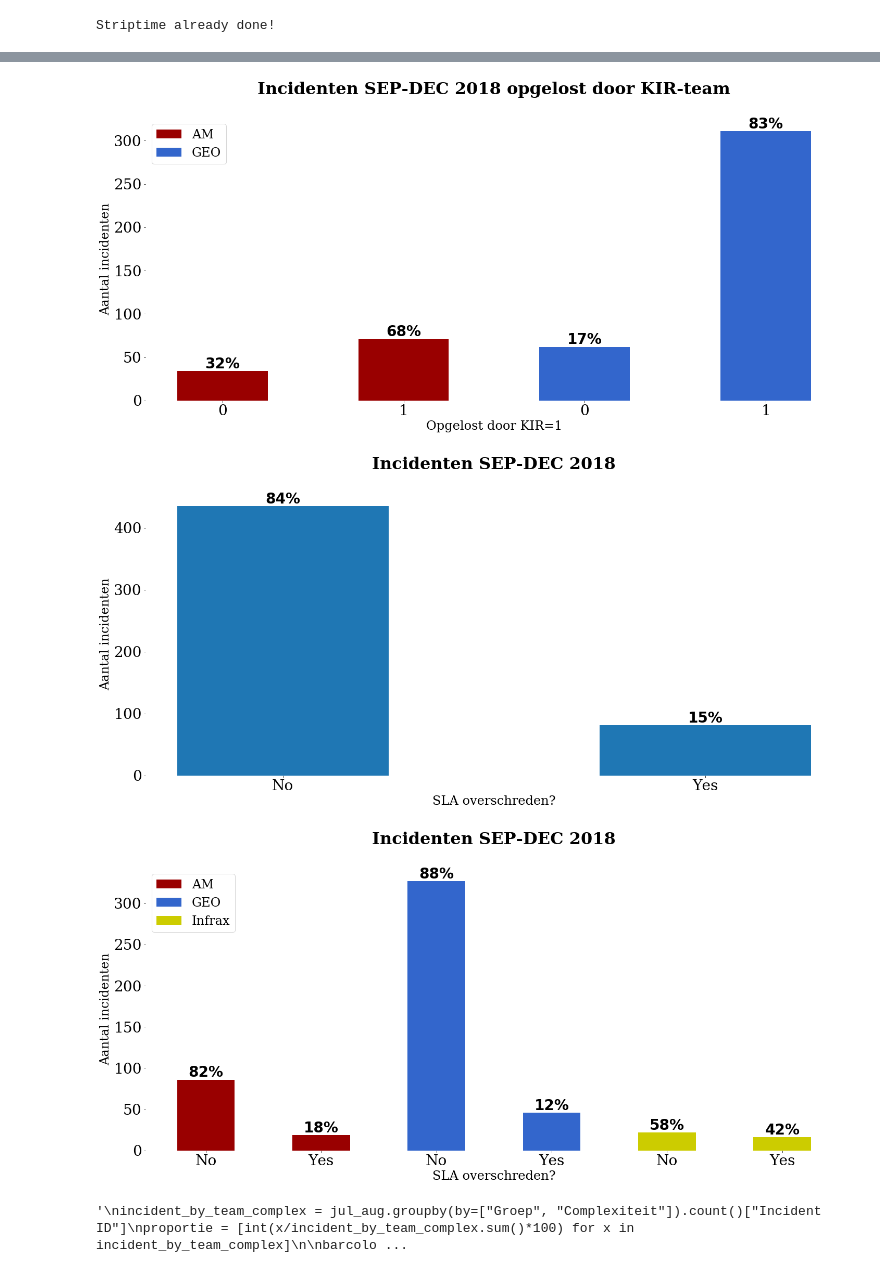
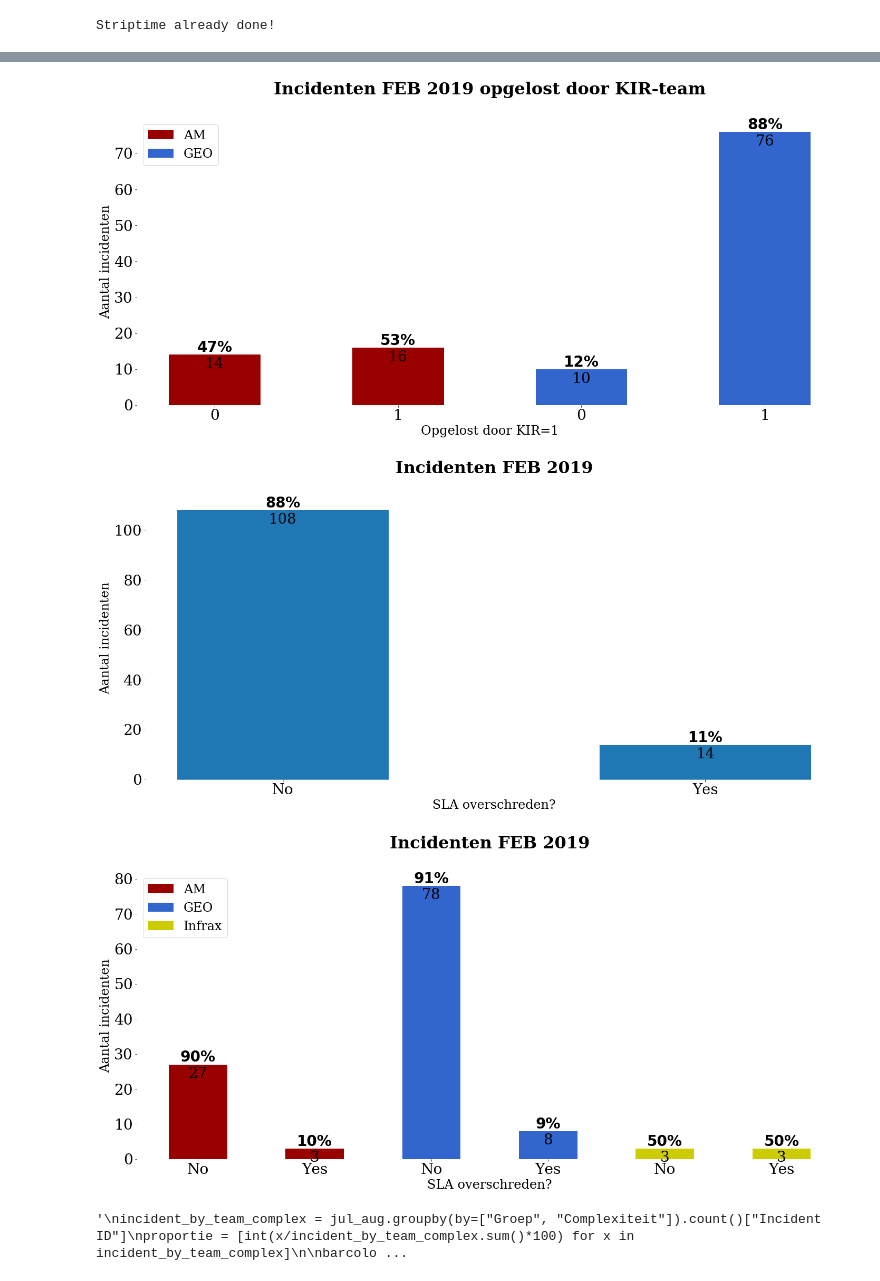
Before and after one commit to KBergers/scripts, a Jupyter notebook: overzicht_incidenten/overzicht_incidenten.ipynb, the cells around one changed output, grey strips where cells are left out. Saved outputs shown, nothing was run; the diff lists cells and outputs as text; code cells hidden in the pictures.

Commit message:
script overzicht_incidenten aangepast

```diff
--- a/overzicht_incidenten/overzicht_incidenten.ipynb
+++ b/overzicht_incidenten/overzicht_incidenten.ipynb
@@ -48,7 +48,7 @@ except TypeError:
 Striptime already done!
 # %%
 # Filter on dates
-incidenten = incidenten[(incidenten["Date Created"] > '2018-09-01') & (incidenten["Date Created"] < '2019-01-01')]
+incidenten = incidenten[(incidenten["Date Created"] > '2019-02-01') & (incidenten["Date Created"] < '2019-03-01')]
 # %%
 incidenten[incidenten["Resolution Group Name"]=="Appl Netten GEO"]["Date Created"].tail()
 # %% [output]
@@ -101,10 +95,10 @@ Geo                                1
 Name: Resolution User, dtype: int64
 # %%
 # Splitsen in AM en GEO incidenten
-AM_apps = ["nemesis", "pq", "ov web", "straatlampen", "nemora", "wevab", "iq plus", "ttg", "visa"]
+AM_apps = ["nemesis", "pq", "ov web", "straatlampen", "nemora", "wevab", "iq plus", "ttg", "visa", "encore"]
 teamgeo = ['GHG127 - Anneleen Robbe', 'BJF331 - Joris Vanderloock', 'GAH048 - Gert Van Dyck',
            'GHF281 - Didier Van Belleghem', 'JAD401 - Nick Ceulemans',
-           'ERN417 - Marieke Algoed', 'IHZ211 - Philip De Vos',
+           'ERN417 - Marieke Algoed', 'PPC524 - Katrien Verbeek',
            'PPC524 - Katrien Verbeek', 'GBE165 - Gunther Daneels',
            'LZM524 - Bernhard Bannink', 'PNF248 - Erwin Munters', 'PSZ834 - Thomas Bredenoord', 'GEO']
 
@@ -190,6 +171,8 @@ Name: KIR, dtype: int64
 # Functie om plot aan te maken
 import matplotlib.pyplot as plt
 from numpy import arange
+
+periode = 'FEB 2019' # Eventueel aanpassen!
 
 plt.rcParams["font.family"] = "serif"
 
@@ -212,8 +195,10 @@ def barplot(series, barwidth, xlabel, ylabel, pngname, plottitle):
     ax.set_ylabel(ylabel, fontsize=24)
     ax.tick_params(labelsize=28)
     ax.set_title(plottitle, fontsize=32, pad=45, fontweight='bold') # Titel van plot
-    for i, v in enumerate(proportie):
+    for i, v in enumerate(proportie): # Label propotie bovenop bar
         ax.text(i+1, series[i]+(0.01*max(series.values)), str(v)+"%", horizontalalignment='center', color='black', fontdict=textfont)
+    for i, v in enumerate(series): # Label aantal incidenten
+        ax.text(i+1, series[i]+(-0.05*max(series.values)), str(v), horizontalalignment='center', color='black', fontsize=28)
     ax.set_frame_on(b=False)
     today = datetime.today().strftime('%Y%m%d')
     plt.savefig(pngname+"_"+today+".png") # Exporteren plot naar png
@@ -221,5 +206,5 @@ def barplot(series, barwidth, xlabel, ylabel, pngname, plottitle):
 
 incident_by_team = incidenten.groupby(by=["Resolution Group Name"]).count()["Incident ID"]
 
-barplot(incident_by_team, 0.5, "Team", "Aantal incidenten", "incidentsPerTeam", "Incidenten SEP-DEC 2018")
+barplot(incident_by_team, 0.5, "Team", "Aantal incidenten", "incidentsPerTeam", "Incidenten "+periode)
 # %% [output]
@@ -257,22 +242,25 @@ ax.set_xticklabels(incidenten_ean_GeoAM.index.get_level_values(1))
 ax.set_xlabel("Opgelost door KIR=1", fontsize=24)
 ax.set_ylabel("Aantal incidenten", fontsize=24)
 ax.tick_params(labelsize=28)
-ax.set_title("Incidenten SEP-DEC 2018 opgelost door KIR-team", fontsize=32, pad=45, fontweight='bold') # Titel van plot
+ax.set_title("Incidenten "+periode+" opgelost door KIR-team", fontsize=32, pad=45, fontweight='bold') # Titel van plot
 for i, v in enumerate(incidenten_ean_GeoAM):
     ax.text(i+1, v+(0.01*max(incidenten_ean_GeoAM.values)), str(proportie[i])+"%",
             horizontalalignment='center', color='black', fontdict=textfont)
+for i, v in enumerate(incidenten_ean_GeoAM): # Label aantal incidenten
+        ax.text(i+1, incidenten_ean_GeoAM[i]+(-0.05*max(incidenten_ean_GeoAM.values)),
+                str(v), horizontalalignment='center', color='black', fontsize=28)
 ax.set_frame_on(b=False)
 ax.legend(bar[1:3], ["AM", "GEO"], loc=2, prop={'size': 24})
 today = datetime.today().strftime('%Y%m%d')
 plt.savefig("incidentsOpgelostDoorKIR_"+today+".png")
 plt.show()
 # %% [output]
-[figure, old version]
+[figure, new version]
 # %%
 breached_incidenten = incidenten.groupby(by=["Is Breached"]).count()["Incident ID"]
-barplot(breached_incidenten, 0.5, "SLA overschreden?", "Aantal incidenten", "incidentsBreached", "Incidenten SEP-DEC 2018")
+barplot(breached_incidenten, 0.5, "SLA overschreden?", "Aantal incidenten", "incidentsBreached", "Incidenten "+periode)
 # %% [output]
-[figure, old version]
+[figure, new version]
 # %%
 #incidenten_ean = incidenten[(incidenten["Resolution Group Name"]=="AM")|(incidenten["Resolution Group Name"]=="GEO")]
 grouped_incidenten = incidenten.groupby(by=["Resolution Group Name", "Is Breached"]).count()["Incident ID"]
@@ -283,35 +271,38 @@ for i, amount in grouped_incidenten.items():
     if i[0] == "AM":
         som = sum(grouped_incidenten["AM"])
     elif i[0] == "GEO":
         som = sum(grouped_incidenten["GEO"])
     else:
         som = sum(grouped_incidenten["I"])
     verhouding = int(round(amount/som*100)) #'round' om correct af te ronden
     proportie.append(verhouding)
 
 # Plot aantal incidenten opgelost door KIR-team
 barcolors = ["#990000", "#990000", "#3366cc", "#3366cc", "#cccc00", "#cccc00"]
 fig = plt.figure(figsize=(24, 10))
 ax = fig.add_subplot(1,1,1)
 bar_positions = arange(6) + 1
 bar = ax.bar(bar_positions, grouped_incidenten.values, width=0.5, color=barcolors)
 tick_positions = range(1,7)
 ax.set_xticks(tick_positions)
 ax.set_xticklabels(grouped_incidenten.index.get_level_values(1))
 ax.set_xlabel("SLA overschreden?", fontsize=24)
 ax.set_ylabel("Aantal incidenten", fontsize=24)
 ax.tick_params(labelsize=28)
-ax.set_title("Incidenten SEP-DEC 2018", fontsize=32, pad=45, fontweight='bold') # Titel van plot
+ax.set_title("Incidenten "+periode, fontsize=32, pad=45, fontweight='bold') # Titel van plot
 for i, v in enumerate(grouped_incidenten):
     ax.text(i+1, v+(0.01*max(grouped_incidenten.values)), str(proportie[i])+"%",
             horizontalalignment='center', color='black', fontdict=textfont)
+for i, v in enumerate(grouped_incidenten): # Label aantal incidenten
+        ax.text(i+1, grouped_incidenten[i]+(-0.05*max(incidenten_ean_GeoAM.values)),
+                str(v), horizontalalignment='center', color='black', fontsize=28)
 ax.set_frame_on(b=False)
 ax.legend(bar[::2], ["AM", "GEO", "Infrax"], loc=2, prop={'size': 24})
 today = datetime.today().strftime('%Y%m%d')
 plt.savefig("incidentsBreachedPerTeam"+today+".png")
 plt.show()
 # %% [output]
-[figure, old version]
+[figure, new version]
 # %%
 """
 incident_by_team_complex = jul_aug.groupby(by=["Groep", "Complexiteit"]).count()["Incident ID"]
```
Also changed, not shown: parts of 22 cells of this notebook, 8 other files.
